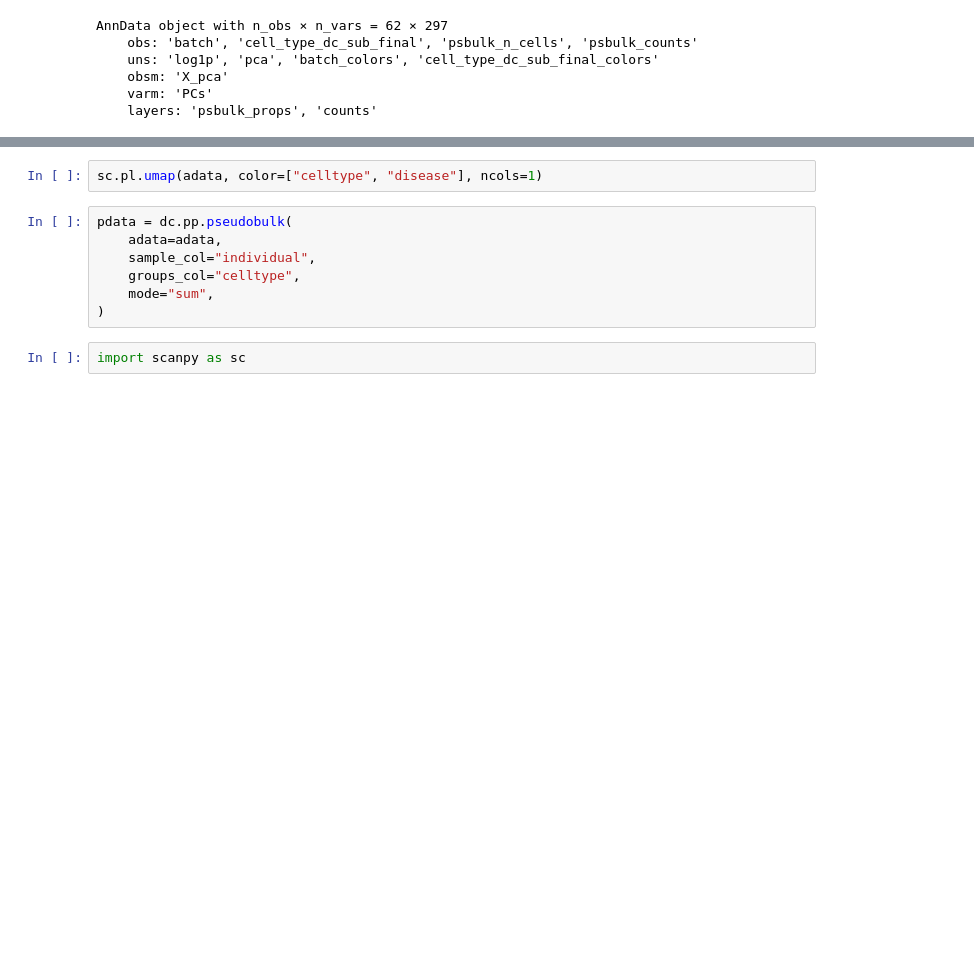
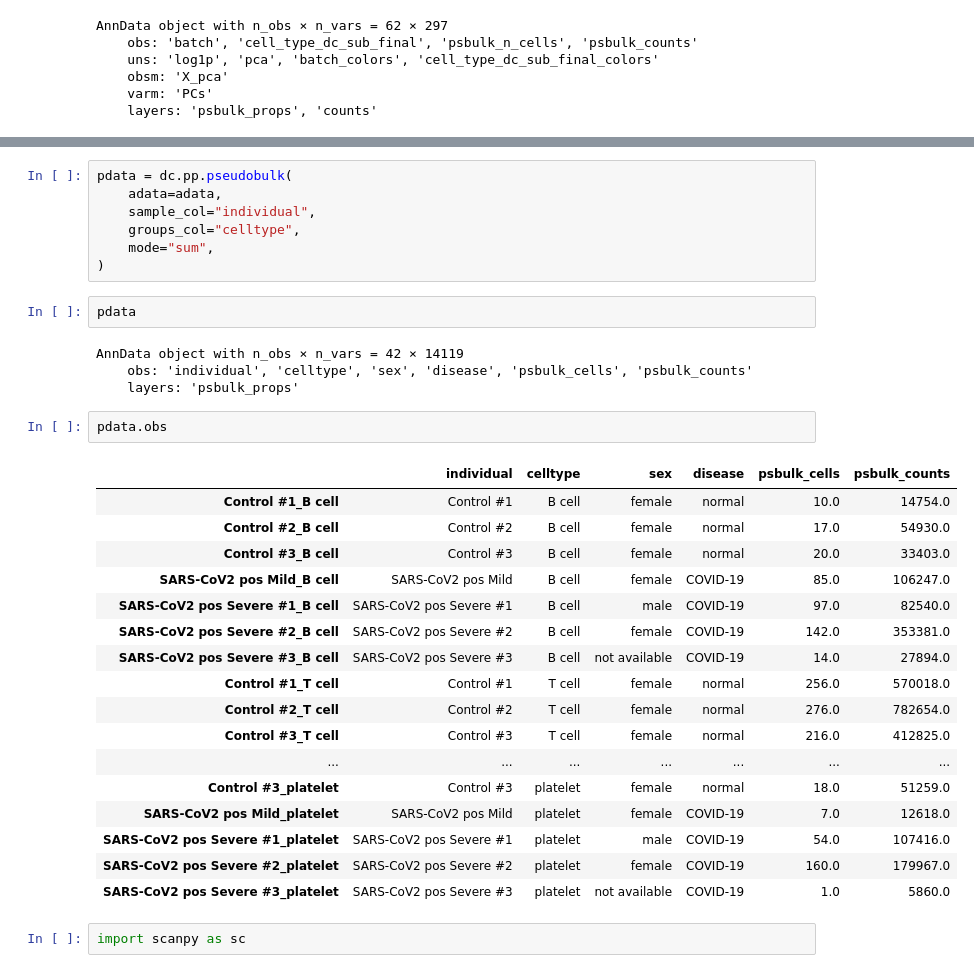
Before and after one commit to SpatialPathology/InSituPy, a Jupyter notebook: docs/source/tutorials/03_multisample_analysis/InSituPy_Pseudobulk.ipynb, the cells around one changed output, grey strips where cells are left out. Cells and saved outputs as stored; diff of their text form; blank space fills up the shorter version.

```diff
--- a/docs/source/tutorials/03_multisample_analysis/InSituPy_Pseudobulk.ipynb
+++ b/docs/source/tutorials/03_multisample_analysis/InSituPy_Pseudobulk.ipynb
@@ -245,5 +241,3 @@ HTTPError: HTTP Error 404: Not Found
-# %%
-sc.pl.umap(adata, color=["celltype", "disease"], ncols=1)
 # %%
 pdata = dc.pp.pseudobulk(
     adata=adata,
@@ -251,6 +245,32 @@ pdata = dc.pp.pseudobulk(
     groups_col="celltype",
     mode="sum",
 )
+# %%
+pdata
+# %% [output]
+AnnData object with n_obs × n_vars = 42 × 14119
+    obs: 'individual', 'celltype', 'sex', 'disease', 'psbulk_cells', 'psbulk_counts'
+    layers: 'psbulk_props'
+# %%
+pdata.obs
+# %% [output]
+|  | individual | celltype | sex | disease | psbulk_cells | psbulk_counts |
+| Control #1_B cell | Control #1 | B cell | female | normal | 10.0 | 14754.0 |
+| Control #2_B cell | Control #2 | B cell | female | normal | 17.0 | 54930.0 |
+| Control #3_B cell | Control #3 | B cell | female | normal | 20.0 | 33403.0 |
+| SARS-CoV2 pos Mild_B cell | SARS-CoV2 pos Mild | B cell | female | COVID-19 | 85.0 | 106247.0 |
+| SARS-CoV2 pos Severe #1_B cell | SARS-CoV2 pos Severe #1 | B cell | male | COVID-19 | 97.0 | 82540.0 |
+| SARS-CoV2 pos Severe #2_B cell | SARS-CoV2 pos Severe #2 | B cell | female | COVID-19 | 142.0 | 353381.0 |
+| SARS-CoV2 pos Severe #3_B cell | SARS-CoV2 pos Severe #3 | B cell | not available | COVID-19 | 14.0 | 27894.0 |
+| Control #1_T cell | Control #1 | T cell | female | normal | 256.0 | 570018.0 |
+| Control #2_T cell | Control #2 | T cell | female | normal | 276.0 | 782654.0 |
+| Control #3_T cell | Control #3 | T cell | female | normal | 216.0 | 412825.0 |
+| ... | ... | ... | ... | ... | ... | ... |
+| Control #3_platelet | Control #3 | platelet | female | normal | 18.0 | 51259.0 |
+| SARS-CoV2 pos Mild_platelet | SARS-CoV2 pos Mild | platelet | female | COVID-19 | 7.0 | 12618.0 |
+| SARS-CoV2 pos Severe #1_platelet | SARS-CoV2 pos Severe #1 | platelet | male | COVID-19 | 54.0 | 107416.0 |
+| SARS-CoV2 pos Severe #2_platelet | SARS-CoV2 pos Severe #2 | platelet | female | COVID-19 | 160.0 | 179967.0 |
+| SARS-CoV2 pos Severe #3_platelet | SARS-CoV2 pos Severe #3 | platelet | not available | COVID-19 | 1.0 | 5860.0 |
 # %%
 import scanpy as sc
 # %%
```
Also changed, not shown: parts of 10 cells of this notebook, 1 other file.
